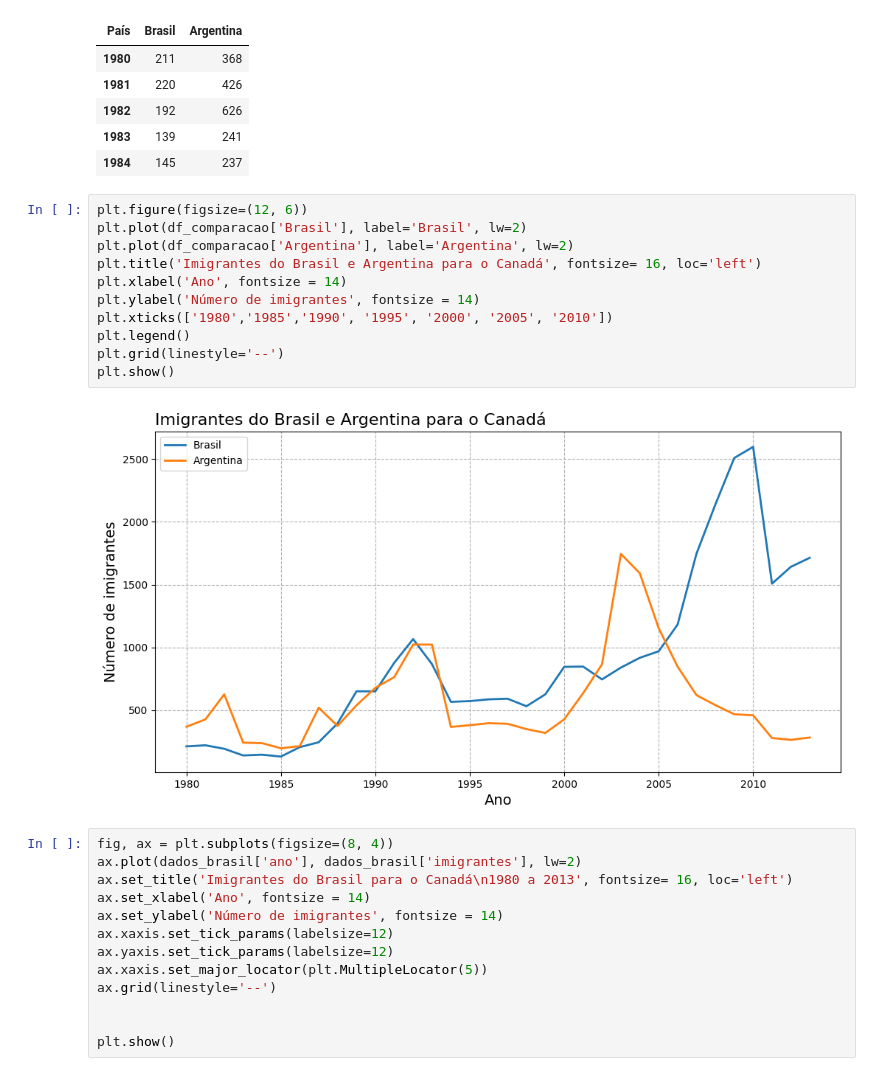
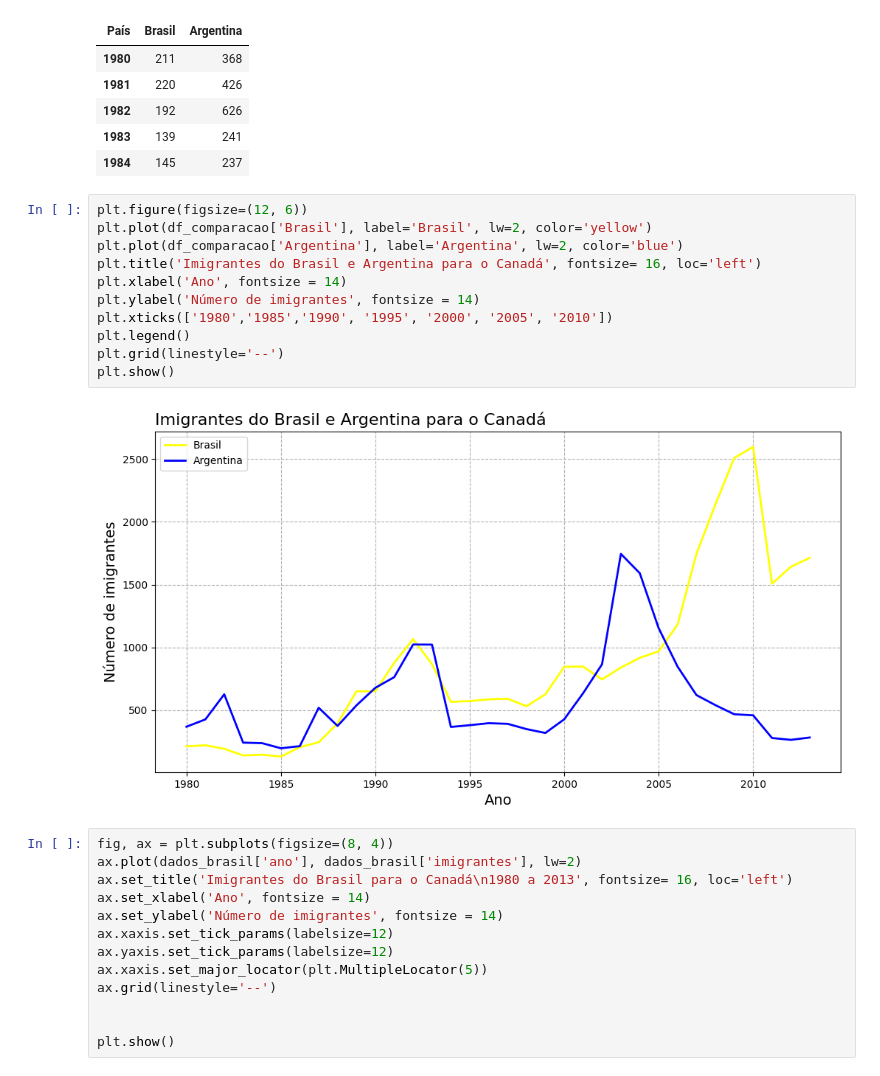
Before and after one commit to VilmarJNR/imigracao-america, a Jupyter notebook: migracao.ipynb, the cells around one changed output. Cells and saved outputs as stored; diff of their text form.

Commit message:
Alterando cores do gráfico Brasil e Argentina

```diff
--- a/migracao.ipynb
+++ b/migracao.ipynb
@@ -122,17 +122,17 @@ df_comparacao.head()
 | 1984 | 145 | 237 |
 # %%
 plt.figure(figsize=(12, 6))
-plt.plot(df_comparacao['Brasil'], label='Brasil', lw=2)
-plt.plot(df_comparacao['Argentina'], label='Argentina', lw=2)
+plt.plot(df_comparacao['Brasil'], label='Brasil', lw=2, color='yellow')
+plt.plot(df_comparacao['Argentina'], label='Argentina', lw=2, color='blue')
 plt.title('Imigrantes do Brasil e Argentina para o Canadá', fontsize= 16, loc='left')
 plt.xlabel('Ano', fontsize = 14)
 plt.ylabel('Número de imigrantes', fontsize = 14)
 plt.xticks(['1980','1985','1990', '1995', '2000', '2005', '2010'])
 plt.legend()
 plt.grid(linestyle='--')
 plt.show()
 # %% [output]
-[figure, old version]
+[figure, new version]
 # %%
 fig, ax = plt.subplots(figsize=(8, 4))
 ax.plot(dados_brasil['ano'], dados_brasil['imigrantes'], lw=2)
```
